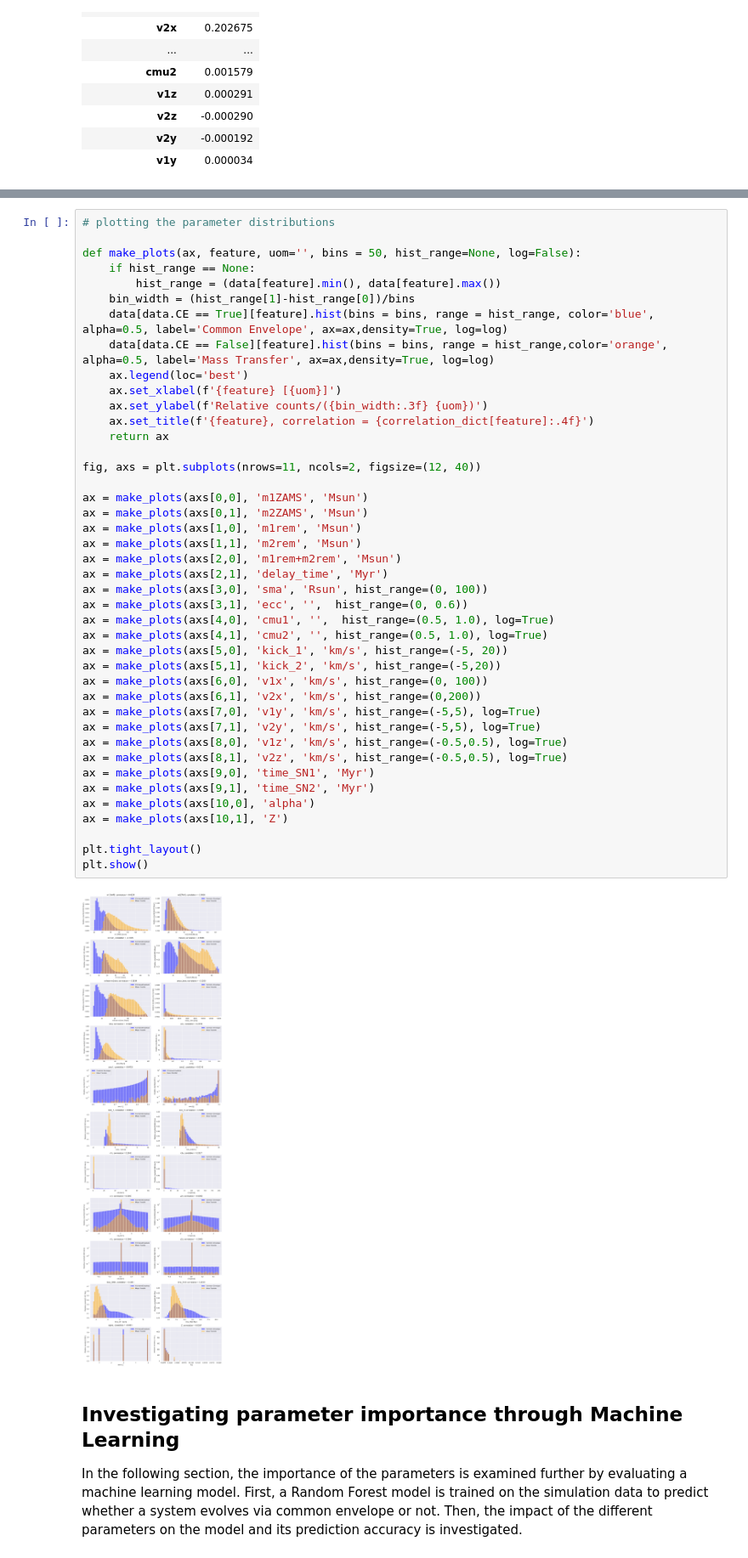
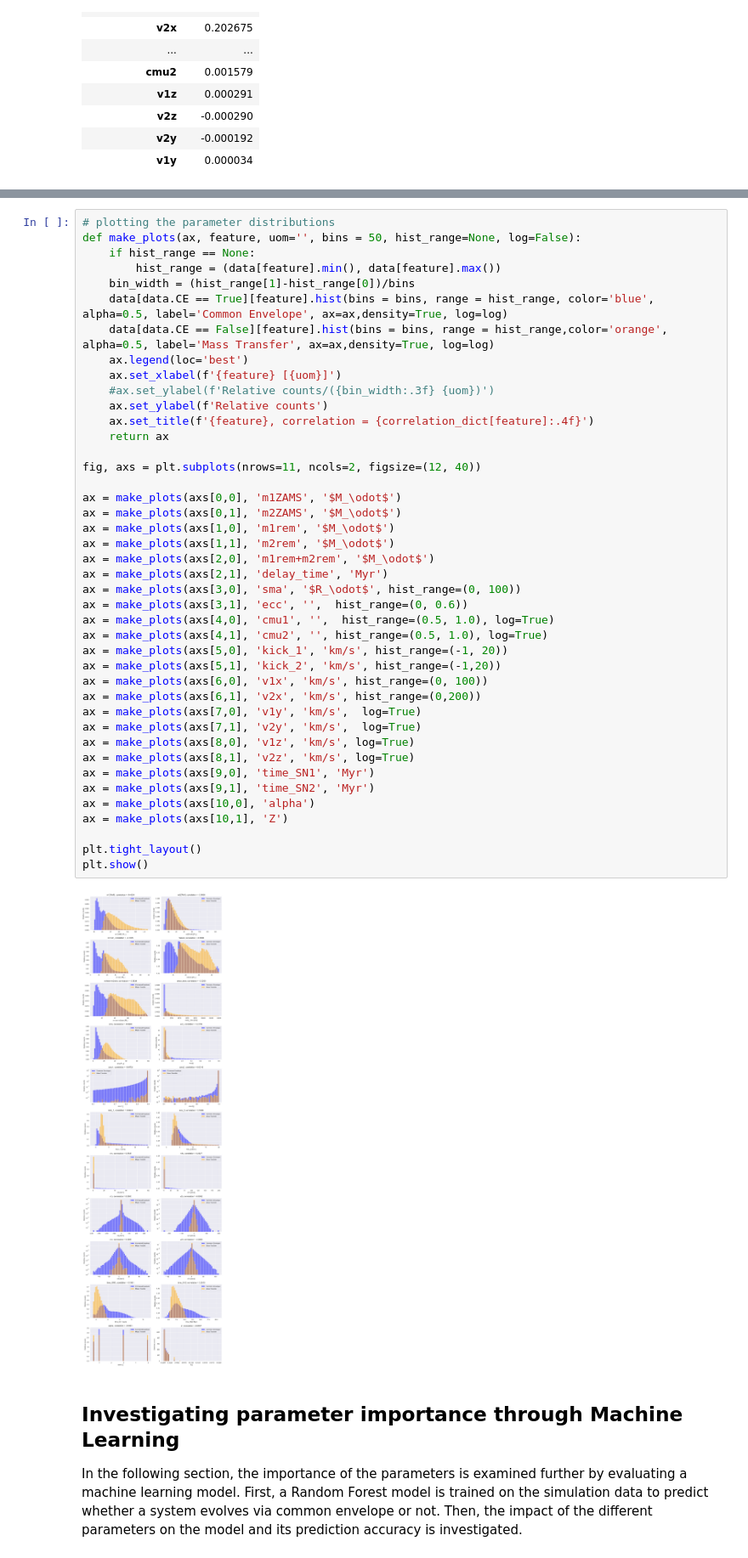
Before and after one commit to Giacomo-Menegatti/AstroLab, a Jupyter notebook: AstroLab.ipynb, the cells around one changed output, grey strips where cells are left out. Shown: that part at 85% size. Cells and saved outputs as stored; diff of their text form.

```diff
--- a/AstroLab.ipynb
+++ b/AstroLab.ipynb
@@ -114,47 +150,47 @@ correlation_df.sort_values(by='Correlation',key=abs,ascending=False)
 # %%
 # plotting the parameter distributions
-
 def make_plots(ax, feature, uom='', bins = 50, hist_range=None, log=False):
     if hist_range == None:
         hist_range = (data[feature].min(), data[feature].max())
     bin_width = (hist_range[1]-hist_range[0])/bins
     data[data.CE == True][feature].hist(bins = bins, range = hist_range, color='blue', alpha=0.5, label='Common Envelope', ax=ax,density=True, log=log)
     data[data.CE == False][feature].hist(bins = bins, range = hist_range,color='orange', alpha=0.5, label='Mass Transfer', ax=ax,density=True, log=log)
     ax.legend(loc='best')
     ax.set_xlabel(f'{feature} [{uom}]')
-    ax.set_ylabel(f'Relative counts/({bin_width:.3f} {uom})')
+    #ax.set_ylabel(f'Relative counts/({bin_width:.3f} {uom})')
+    ax.set_ylabel(f'Relative counts')
     ax.set_title(f'{feature}, correlation = {correlation_dict[feature]:.4f}')
     return ax
 
 fig, axs = plt.subplots(nrows=11, ncols=2, figsize=(12, 40))
 
-ax = make_plots(axs[0,0], 'm1ZAMS', 'Msun')
-ax = make_plots(axs[0,1], 'm2ZAMS', 'Msun')
-ax = make_plots(axs[1,0], 'm1rem', 'Msun')
-ax = make_plots(axs[1,1], 'm2rem', 'Msun')
-ax = make_plots(axs[2,0], 'm1rem+m2rem', 'Msun')
+ax = make_plots(axs[0,0], 'm1ZAMS', '$M_\odot$')
+ax = make_plots(axs[0,1], 'm2ZAMS', '$M_\odot$')
+ax = make_plots(axs[1,0], 'm1rem', '$M_\odot$')
+ax = make_plots(axs[1,1], 'm2rem', '$M_\odot$')
+ax = make_plots(axs[2,0], 'm1rem+m2rem', '$M_\odot$')
 ax = make_plots(axs[2,1], 'delay_time', 'Myr')
-ax = make_plots(axs[3,0], 'sma', 'Rsun', hist_range=(0, 100))
+ax = make_plots(axs[3,0], 'sma', '$R_\odot$', hist_range=(0, 100))
 ax = make_plots(axs[3,1], 'ecc', '',  hist_range=(0, 0.6))
 ax = make_plots(axs[4,0], 'cmu1', '',  hist_range=(0.5, 1.0), log=True)
 ax = make_plots(axs[4,1], 'cmu2', '', hist_range=(0.5, 1.0), log=True)
-ax = make_plots(axs[5,0], 'kick_1', 'km/s', hist_range=(-5, 20))
-ax = make_plots(axs[5,1], 'kick_2', 'km/s', hist_range=(-5,20))
+ax = make_plots(axs[5,0], 'kick_1', 'km/s', hist_range=(-1, 20))
+ax = make_plots(axs[5,1], 'kick_2', 'km/s', hist_range=(-1,20))
 ax = make_plots(axs[6,0], 'v1x', 'km/s', hist_range=(0, 100))
 ax = make_plots(axs[6,1], 'v2x', 'km/s', hist_range=(0,200))
-ax = make_plots(axs[7,0], 'v1y', 'km/s', hist_range=(-5,5), log=True)
-ax = make_plots(axs[7,1], 'v2y', 'km/s', hist_range=(-5,5), log=True)
-ax = make_plots(axs[8,0], 'v1z', 'km/s', hist_range=(-0.5,0.5), log=True)
-ax = make_plots(axs[8,1], 'v2z', 'km/s', hist_range=(-0.5,0.5), log=True)
+ax = make_plots(axs[7,0], 'v1y', 'km/s',  log=True)
+ax = make_plots(axs[7,1], 'v2y', 'km/s',  log=True)
+ax = make_plots(axs[8,0], 'v1z', 'km/s', log=True)
+ax = make_plots(axs[8,1], 'v2z', 'km/s', log=True)
 ax = make_plots(axs[9,0], 'time_SN1', 'Myr')
 ax = make_plots(axs[9,1], 'time_SN2', 'Myr')
 ax = make_plots(axs[10,0], 'alpha')
 ax = make_plots(axs[10,1], 'Z')
 
 plt.tight_layout()
 plt.show()
 # %% [output]
-[figure, old version]
+[figure, new version]
 # %% [markdown]
 ## Investigating parameter importance through Machine Learning
 In the following section, the importance of the parameters is examined further by evaluating a machine learning model.
```
Also changed, not shown: parts of 18 cells of this notebook.
